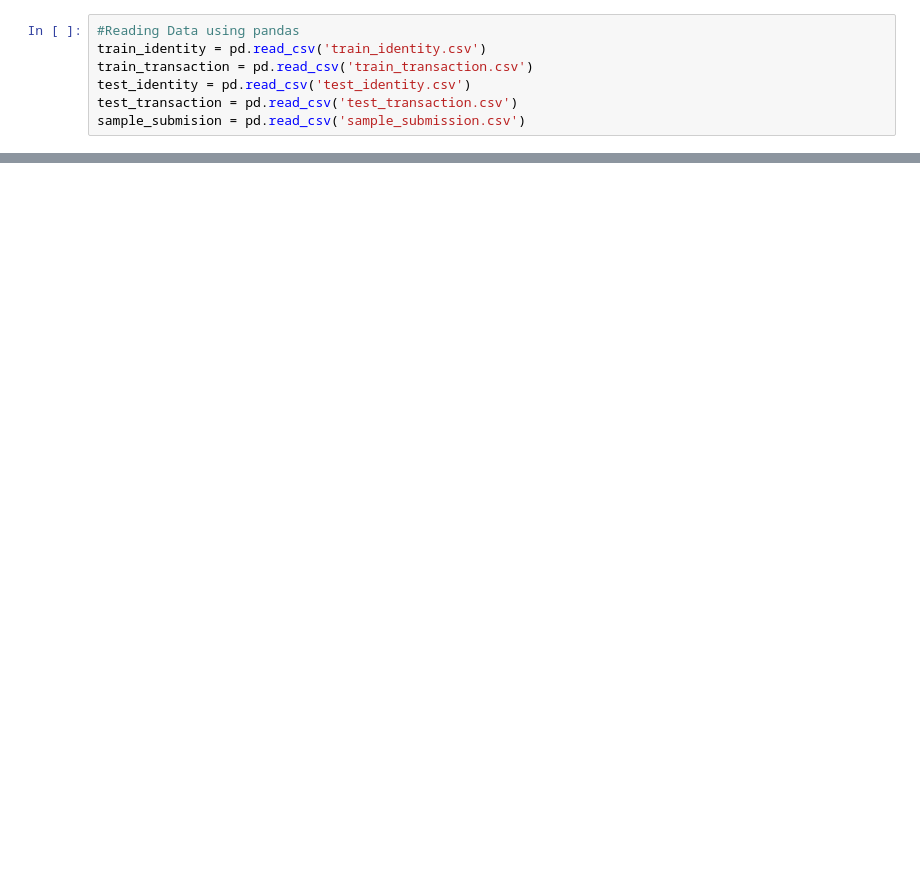
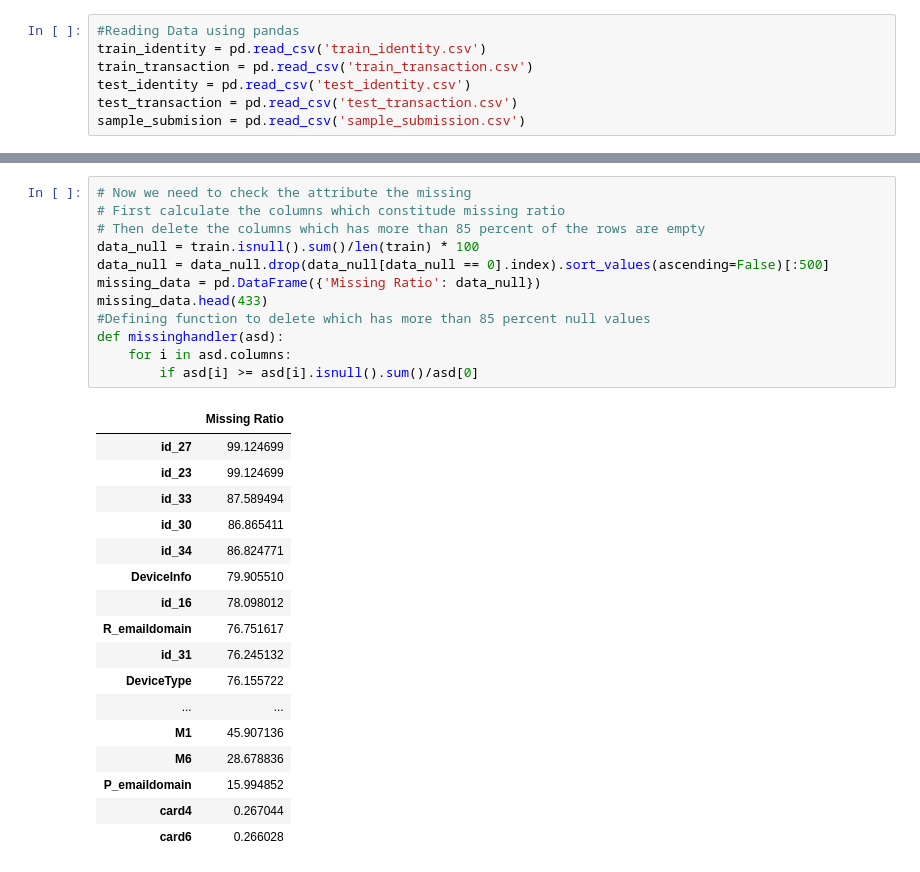
Before and after one commit to khanyousefzai/IEEE_Kaggle_Chalenge, a Jupyter notebook: IEEE_Kaggle_Challenge.ipynb, the cells around one changed output, grey strips where cells are left out. Saved outputs shown, nothing was run; the diff lists cells and outputs as text; blank space fills up the shorter version.

```diff
--- a/IEEE_Kaggle_Challenge.ipynb
+++ b/IEEE_Kaggle_Challenge.ipynb
@@ -169,0 +192,30 @@ This is  27.442528735632184 % of the initial size
+# %%
+# Now we need to check the attribute the missing
+# First calculate the columns which constitude missing ratio
+# Then delete the columns which has more than 85 percent of the rows are empty
+data_null = train.isnull().sum()/len(train) * 100
+data_null = data_null.drop(data_null[data_null == 0].index).sort_values(ascending=False)[:500]
+missing_data = pd.DataFrame({'Missing Ratio': data_null})
+missing_data.head(433)
+#Defining function to delete which has more than 85 percent null values
+def missinghandler(asd):
+    for i in asd.columns:
+        if asd[i] >= asd[i].isnull().sum()/asd[0]
+# %% [output]
+|  | Missing Ratio |
+| id_27 | 99.124699 |
+| id_23 | 99.124699 |
+| id_33 | 87.589494 |
+| id_30 | 86.865411 |
+| id_34 | 86.824771 |
+| DeviceInfo | 79.905510 |
+| id_16 | 78.098012 |
+| R_emaildomain | 76.751617 |
+| id_31 | 76.245132 |
+| DeviceType | 76.155722 |
+| ... | ... |
+| M1 | 45.907136 |
+| M6 | 28.678836 |
+| P_emaildomain | 15.994852 |
+| card4 | 0.267044 |
+| card6 | 0.266028 |
```
Also changed, not shown: parts of 7 cells of this notebook.
